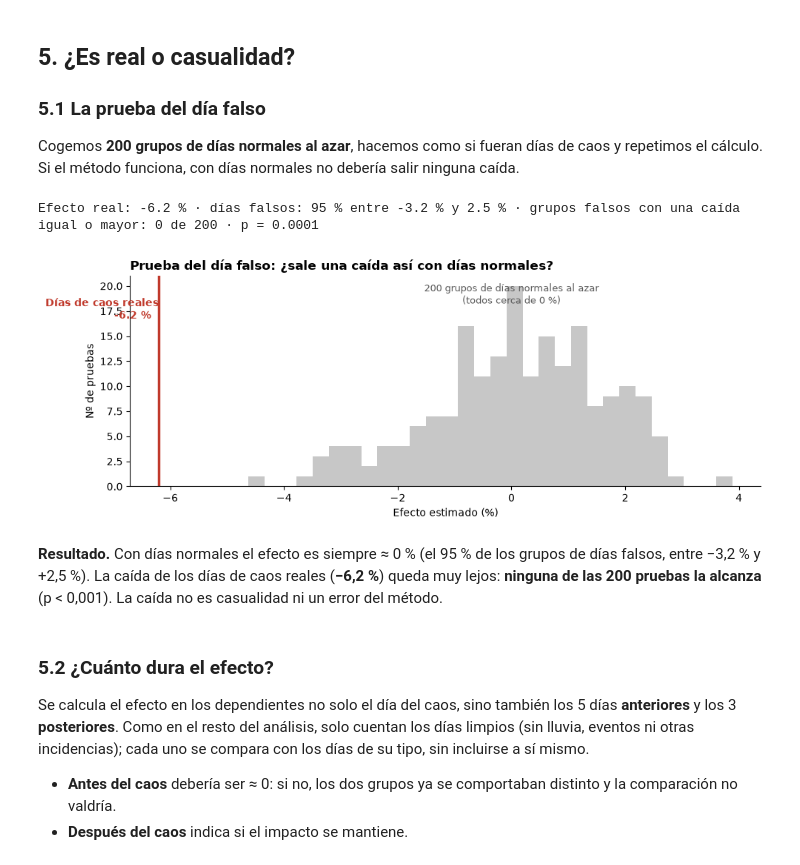
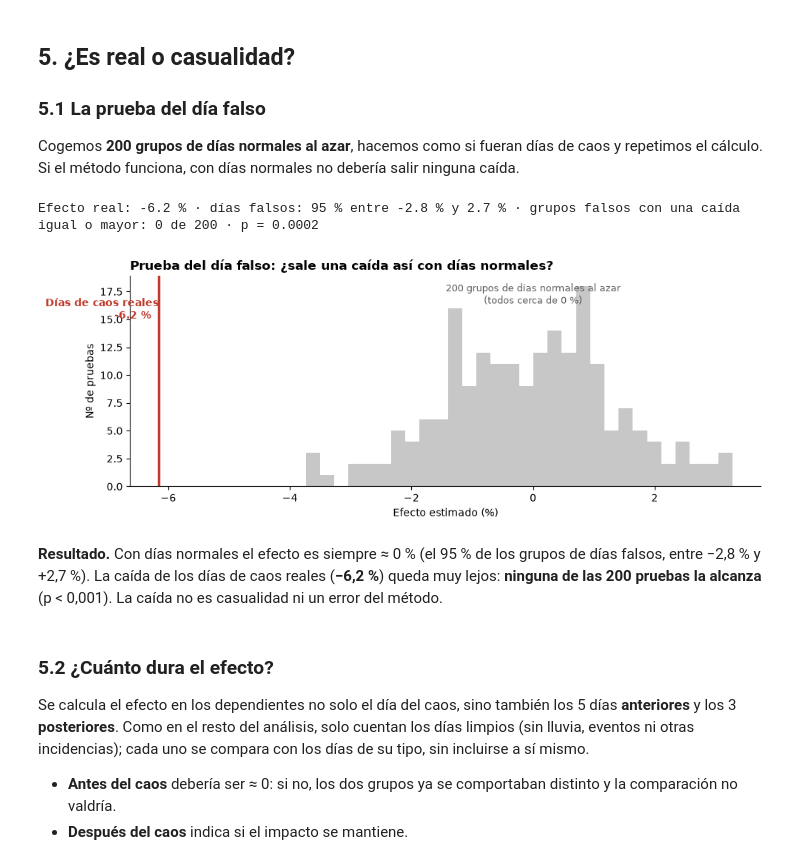
Before and after one commit to martinafrisach/R-MOVE, a Jupyter notebook: notebooks/04_impacto_movilidad_incidencias_v2.ipynb, the cells around one changed output. Saved outputs shown, nothing was run; the diff lists cells and outputs as text; code cells hidden in the pictures.

Commit message:
noves incidencies

```diff
--- a/notebooks/04_impacto_movilidad_incidencias_v2.ipynb
+++ b/notebooks/04_impacto_movilidad_incidencias_v2.ipynb
@@ -98,6 +100,13 @@ DIAS_CAOS = {"2024-05-13": "Avería: robo de cobre en Montcada (día 1)",
              "2025-03-19": "Huelga (paros parciales)",
              "2025-03-26": "Huelga 24 h",
              "2025-04-01": "Huelga 24 h"}
+# Averías de una sola línea (sección 4.6). No entran en las medias de los días de caos: se miden solo en los
+# municipios dependientes de la línea afectada («R4N» = R4 al norte de Barcelona). Fuente: registro oficial + prensa.
+AVERIAS_LINEA = {
+    "2023-05-02": ("R2S", "Avería: incendio del enclavamiento de Gavà (día 1), R2 Sud con servicio reducido"),
+    "2024-11-22": ("R4N", "Avería: robo de cobre en la R4 entre Sabadell y Terrassa"),
+    # "2025-05-08": ("R2S", "Avería: rotura de una aguja en Sitges (R2 Sud)"),  # descartada: ver sección 4.6
+}
 # Caso de contraste (sección 4.5): la avería con más viajeros afectados del registro oficial analizable
 CASO_CONTRASTE = ("2025-06-05", "Avería: tren detenido entre Pl. Catalunya y Bif. Vilanova (14:25–16:14)")
 for f in [F_M2, F_EST_MUN, F_INC, F_INC_OFICIAL]:
@@ -301,9 +311,11 @@ cal["base_ok"] = ~cal[motivos].any(axis=1)
 CORTES_LARGOS = (pd.date_range("2023-05-02", "2023-05-19")      # incendio del enclavamiento de Gavà
                  .union(pd.date_range("2024-05-13", "2024-06-14"))  # robo de cobre en Montcada
                  .union(pd.date_range("2025-04-28", "2025-04-30"))) # apagón y recuperación del servicio
-cal["limpio"] = cal.base_ok & ~cal.index.isin(dias_inc_oficial) & ~cal.index.isin(CORTES_LARGOS)
-print("Días laborables descartados solo por el registro oficial:",
-      (cal.base_ok & ~cal.index.isin(incid.fecha) & cal.index.isin(dias_inc_oficial)).sum())
+averias_linea = pd.DatetimeIndex(pd.to_datetime(list(AVERIAS_LINEA)))
+cal["limpio"] = (cal.base_ok & ~cal.index.isin(dias_inc_oficial) & ~cal.index.isin(CORTES_LARGOS)
+                 & ~cal.index.isin(averias_linea))           # un día analizado como avería nunca es día normal
+print("Días laborables descartados por el registro oficial:", (cal.base_ok & cal.index.isin(dias_inc_oficial)).sum(),
+      "· por los cortes largos:", (cal.base_ok & cal.index.isin(CORTES_LARGOS) & ~cal.index.isin(dias_inc_oficial)).sum())
 display(pd.DataFrame({"días excluidos": cal[motivos].sum(),
                       "excluidos solo por este motivo": cal[motivos][cal[motivos].sum(axis=1) == 1].sum()}))
 print("Días limpios por año:", cal[cal.limpio].groupby(cal[cal.limpio].index.year).size().to_dict())
@@ -366,7 +378,8 @@ lineas_mun["dependiente"] = ~lineas_mun.con_alternativa & (lineas_mun.dist_km >=
 # Panel municipio × día: días limpios + días de caos
 todos = mov.groupby(["municipio_origen", "fecha"]).viajes.sum().rename("viajes").reset_index().rename(columns={"municipio_origen": "municipio_code"})
 todos = todos[todos.fecha.isin(cal.index[cal.limpio]) | todos.fecha.isin(caos_real)
-              | (todos.fecha == pd.Timestamp(CASO_CONTRASTE[0]))]          # + caso de contraste (4.5)
+              | (todos.fecha == pd.Timestamp(CASO_CONTRASTE[0]))           # + caso de contraste (4.5)
+              | todos.fecha.isin(averias_linea)]                           # + averías de una línea (4.6)
 media = todos.groupby("municipio_code").viajes.mean()
 todos = todos[todos.municipio_code.isin(media.index[media >= MIN_VIAJES]) & (todos.viajes > 0)]
 todos["y"] = np.log(todos.viajes)
@@ -1321,38 +1466,39 @@ Si el método funciona, con días normales no debería salir ninguna caída.
 # %%
 N_PLAC = 200
 DEP_CODES = info.index[info.dependiente]
 
 # Efecto real (media de los días de caos) y 200 grupos de días normales al azar (placebos del clustering)
 real, p_plac, _, _ = metodo_clustering(DEP_CODES, caos_real)
 obs = np.log(1 + real / 100)
 plac_dia = placebos_clustering(DEP_CODES)
 rng = np.random.default_rng(0)
 plac = rng.choice(plac_dia, (N_PLAC, len(caos_real))).mean(axis=1)          # efecto (log) de cada grupo de días falsos
 print(f"Efecto real: {real:.1f} % · días falsos: 95 % entre {_pct(np.percentile(plac, 2.5)):.1f} % "
       f"y {_pct(np.percentile(plac, 97.5)):.1f} % · grupos falsos con una caída igual o mayor: {np.sum(plac <= obs)} de {N_PLAC} "
       f"· p = {p_plac:.4f}")
 
 fig, ax = plt.subplots(figsize=(10, 3.8))
 ax.hist(_pct(plac), bins=30, color="0.78")
 ax.axvline(real, color=ROJO, lw=2.5)
 ymax = ax.get_ylim()[1]
 ax.text(real, ymax * .9, f"Días de caos reales\n{real:.1f} %  ", color=ROJO, fontweight="bold", ha="right", va="top")
 ax.text(0, ymax * .97, f"{N_PLAC} grupos de días normales al azar\n(todos cerca de 0 %)", ha="center", va="top",
         fontsize=9, color="0.35")
 ax.set_xlabel("Efecto estimado (%)"); ax.set_ylabel("Nº de pruebas")
 ax.set_title("Prueba del día falso: ¿sale una caída así con días normales?", loc="left", fontweight="bold")
 ax.spines[["top", "right"]].set_visible(False)
 plt.tight_layout(); plt.show()
 
 # Panel para la comprobación con regresión (anexo B.4)
-base = todos[todos.municipio_code.isin(info.index[info.dependiente | ~info.rodalies])].copy()
+base = todos[todos.municipio_code.isin(info.index[info.dependiente | ~info.rodalies])
+             & ~todos.fecha.isin(averias_linea)].copy()                # las averías (4.6) no cuentan como días normales
 base["dependiente"] = base.municipio_code.isin(info.index[info.dependiente]).astype(int)
 base["caos"] = base.fecha.isin(caos_real).astype(int)
 # %% [output]
-Efecto real: -6.2 % · días falsos: 95 % entre -3.2 % y 2.5 % · grupos falsos con una caída igual o mayor: 0 de 200 · p = 0.0001
+Efecto real: -6.2 % · días falsos: 95 % entre -2.8 % y 2.7 % · grupos falsos con una caída igual o mayor: 0 de 200 · p = 0.0002
-[figure, old version]
+[figure, new version]
 # %% [markdown]
-**Resultado.** Con días normales el efecto es siempre ≈ 0 % (el 95 % de los grupos de días falsos, entre −3,2 % y +2,5 %).
+**Resultado.** Con días normales el efecto es siempre ≈ 0 % (el 95 % de los grupos de días falsos, entre −2,8 % y +2,7 %).
 La caída de los días de caos reales (**−6,2 %**) queda muy lejos: **ninguna de las 200 pruebas la alcanza** (p < 0,001).
 La caída no es casualidad ni un error del método.
 # %% [markdown]
```
Also changed, not shown: parts of 46 cells of this notebook, 14 other files.
